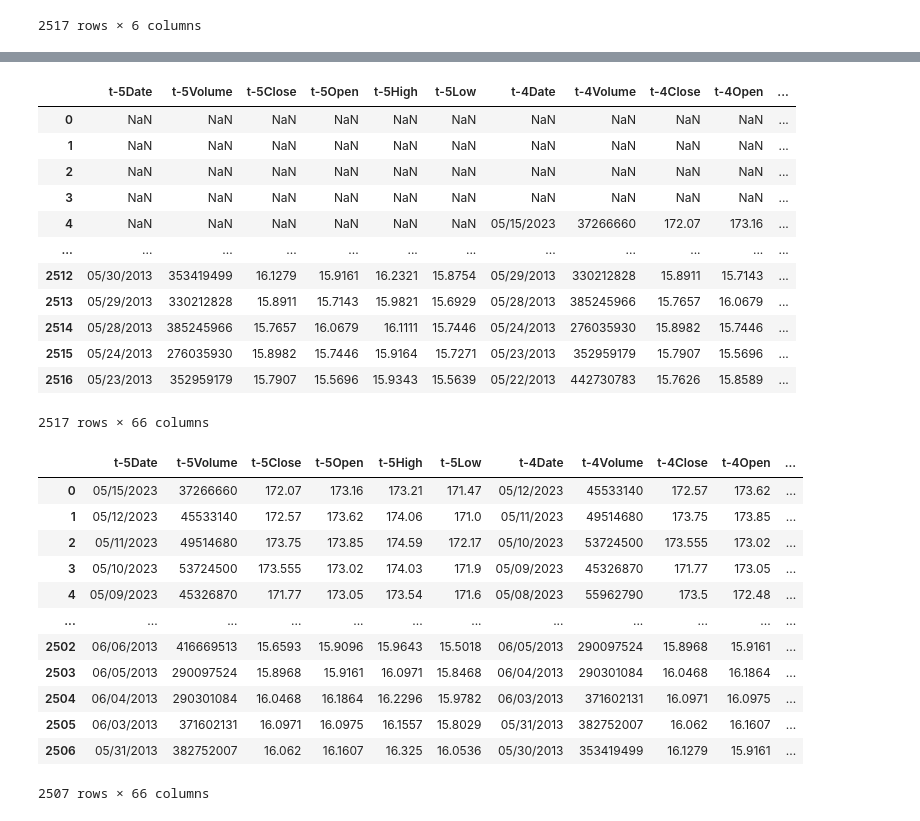
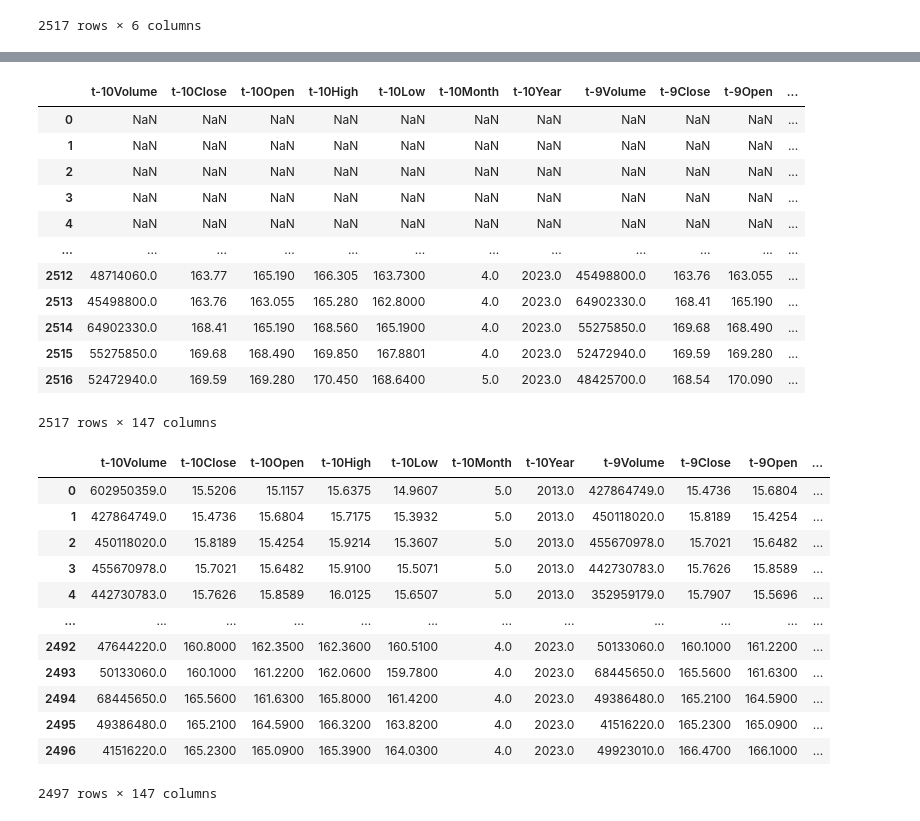
Before and after one commit to PhillipFeldman/StocksAI, a Jupyter notebook: Improve_Model1.ipynb, the cells around one changed output, grey strips where cells are left out. Saved outputs shown, nothing was run; the diff lists cells and outputs as text; code cells hidden in the pictures.

```diff
--- a/Improve_Model1.ipynb
+++ b/Improve_Model1.ipynb
@@ -53,3 +57,5 @@ apple2
 | 2515 | 05/17/2013 | 427864749 | 15.4736 | 15.6804 | 15.7175 | 15.3932 |
 | 2516 | 05/16/2013 | 602950359 | 15.5206 | 15.1157 | 15.6375 | 14.9607 |
 2517 rows × 6 columns
+# %%
+apple2 = apple2.loc[::-1].reset_index(drop=True)
@@ -55,0 +78,9 @@ apple2
+# %%
+month = []
+year = []
+for i in range(len(apple2['Date'])):
+    month.append(int(apple2['Date'][i][0:2]))
+    year.append(int(apple2['Date'][i][6:]))
+# %%
+apple2.drop('Date',axis=1,inplace=True)
+apple2
@@ -55,0 +105,4 @@ apple2
+# %%
+apple2['Month'] = month
+apple2['Year'] = year
+apple2
@@ -56,42 +123,42 @@ apple2
 # %%
-KP = 5
-KF = 5
+KP = 10
+KF = 10
 
-names = ['Date','Volume','Close','Open','High','Low']
+names = ['Volume','Close','Open','High','Low','Month','Year']
 cases = pd.DataFrame(apple2.values)
 cases
 df = pd.concat([cases.shift(i) for i in range(KP,-KF-1,-1)],axis=1)
 df.columns = ['t-'+str(i)+x for i in range(KP,-KF-1,-1) for x in names]
 df
 # %% [output]
-|  | t-5Date | t-5Volume | t-5Close | t-5Open | t-5High | t-5Low | t-4Date | t-4Volume | t-4Close | t-4Open | ... |
+|  | t-10Volume | t-10Close | t-10Open | t-10High | t-10Low | t-10Month | t-10Year | t-9Volume | t-9Close | t-9Open | ... |
 | 0 | NaN | NaN | NaN | NaN | NaN | NaN | NaN | NaN | NaN | NaN | ... |
 | 1 | NaN | NaN | NaN | NaN | NaN | NaN | NaN | NaN | NaN | NaN | ... |
 | 2 | NaN | NaN | NaN | NaN | NaN | NaN | NaN | NaN | NaN | NaN | ... |
 | 3 | NaN | NaN | NaN | NaN | NaN | NaN | NaN | NaN | NaN | NaN | ... |
-| 4 | NaN | NaN | NaN | NaN | NaN | NaN | 05/15/2023 | 37266660 | 172.07 | 173.16 | ... |
+| 4 | NaN | NaN | NaN | NaN | NaN | NaN | NaN | NaN | NaN | NaN | ... |
 | ... | ... | ... | ... | ... | ... | ... | ... | ... | ... | ... | ... |
-| 2512 | 05/30/2013 | 353419499 | 16.1279 | 15.9161 | 16.2321 | 15.8754 | 05/29/2013 | 330212828 | 15.8911 | 15.7143 | ... |
-| 2513 | 05/29/2013 | 330212828 | 15.8911 | 15.7143 | 15.9821 | 15.6929 | 05/28/2013 | 385245966 | 15.7657 | 16.0679 | ... |
-| 2514 | 05/28/2013 | 385245966 | 15.7657 | 16.0679 | 16.1111 | 15.7446 | 05/24/2013 | 276035930 | 15.8982 | 15.7446 | ... |
-| 2515 | 05/24/2013 | 276035930 | 15.8982 | 15.7446 | 15.9164 | 15.7271 | 05/23/2013 | 352959179 | 15.7907 | 15.5696 | ... |
-| 2516 | 05/23/2013 | 352959179 | 15.7907 | 15.5696 | 15.9343 | 15.5639 | 05/22/2013 | 442730783 | 15.7626 | 15.8589 | ... |
+| 2512 | 48714060.0 | 163.77 | 165.190 | 166.305 | 163.7300 | 4.0 | 2023.0 | 45498800.0 | 163.76 | 163.055 | ... |
+| 2513 | 45498800.0 | 163.76 | 163.055 | 165.280 | 162.8000 | 4.0 | 2023.0 | 64902330.0 | 168.41 | 165.190 | ... |
+| 2514 | 64902330.0 | 168.41 | 165.190 | 168.560 | 165.1900 | 4.0 | 2023.0 | 55275850.0 | 169.68 | 168.490 | ... |
+| 2515 | 55275850.0 | 169.68 | 168.490 | 169.850 | 167.8801 | 4.0 | 2023.0 | 52472940.0 | 169.59 | 169.280 | ... |
+| 2516 | 52472940.0 | 169.59 | 169.280 | 170.450 | 168.6400 | 5.0 | 2023.0 | 48425700.0 | 168.54 | 170.090 | ... |
-2517 rows × 66 columns
+2517 rows × 147 columns
 # %%
 df.dropna(inplace=True)
 df = df.reset_index(drop=True)
 df
 # %% [output]
-|  | t-5Date | t-5Volume | t-5Close | t-5Open | t-5High | t-5Low | t-4Date | t-4Volume | t-4Close | t-4Open | ... |
-| 0 | 05/15/2023 | 37266660 | 172.07 | 173.16 | 173.21 | 171.47 | 05/12/2023 | 45533140 | 172.57 | 173.62 | ... |
-| 1 | 05/12/2023 | 45533140 | 172.57 | 173.62 | 174.06 | 171.0 | 05/11/2023 | 49514680 | 173.75 | 173.85 | ... |
-| 2 | 05/11/2023 | 49514680 | 173.75 | 173.85 | 174.59 | 172.17 | 05/10/2023 | 53724500 | 173.555 | 173.02 | ... |
-| 3 | 05/10/2023 | 53724500 | 173.555 | 173.02 | 174.03 | 171.9 | 05/09/2023 | 45326870 | 171.77 | 173.05 | ... |
-| 4 | 05/09/2023 | 45326870 | 171.77 | 173.05 | 173.54 | 171.6 | 05/08/2023 | 55962790 | 173.5 | 172.48 | ... |
+|  | t-10Volume | t-10Close | t-10Open | t-10High | t-10Low | t-10Month | t-10Year | t-9Volume | t-9Close | t-9Open | ... |
+| 0 | 602950359.0 | 15.5206 | 15.1157 | 15.6375 | 14.9607 | 5.0 | 2013.0 | 427864749.0 | 15.4736 | 15.6804 | ... |
+| 1 | 427864749.0 | 15.4736 | 15.6804 | 15.7175 | 15.3932 | 5.0 | 2013.0 | 450118020.0 | 15.8189 | 15.4254 | ... |
+| 2 | 450118020.0 | 15.8189 | 15.4254 | 15.9214 | 15.3607 | 5.0 | 2013.0 | 455670978.0 | 15.7021 | 15.6482 | ... |
+| 3 | 455670978.0 | 15.7021 | 15.6482 | 15.9100 | 15.5071 | 5.0 | 2013.0 | 442730783.0 | 15.7626 | 15.8589 | ... |
+| 4 | 442730783.0 | 15.7626 | 15.8589 | 16.0125 | 15.6507 | 5.0 | 2013.0 | 352959179.0 | 15.7907 | 15.5696 | ... |
 | ... | ... | ... | ... | ... | ... | ... | ... | ... | ... | ... | ... |
-| 2502 | 06/06/2013 | 416669513 | 15.6593 | 15.9096 | 15.9643 | 15.5018 | 06/05/2013 | 290097524 | 15.8968 | 15.9161 | ... |
-| 2503 | 06/05/2013 | 290097524 | 15.8968 | 15.9161 | 16.0971 | 15.8468 | 06/04/2013 | 290301084 | 16.0468 | 16.1864 | ... |
-| 2504 | 06/04/2013 | 290301084 | 16.0468 | 16.1864 | 16.2296 | 15.9782 | 06/03/2013 | 371602131 | 16.0971 | 16.0975 | ... |
-| 2505 | 06/03/2013 | 371602131 | 16.0971 | 16.0975 | 16.1557 | 15.8029 | 05/31/2013 | 382752007 | 16.062 | 16.1607 | ... |
-| 2506 | 05/31/2013 | 382752007 | 16.062 | 16.1607 | 16.325 | 16.0536 | 05/30/2013 | 353419499 | 16.1279 | 15.9161 | ... |
+| 2492 | 47644220.0 | 160.8000 | 162.3500 | 162.3600 | 160.5100 | 4.0 | 2023.0 | 50133060.0 | 160.1000 | 161.2200 | ... |
+| 2493 | 50133060.0 | 160.1000 | 161.2200 | 162.0600 | 159.7800 | 4.0 | 2023.0 | 68445650.0 | 165.5600 | 161.6300 | ... |
+| 2494 | 68445650.0 | 165.5600 | 161.6300 | 165.8000 | 161.4200 | 4.0 | 2023.0 | 49386480.0 | 165.2100 | 164.5900 | ... |
+| 2495 | 49386480.0 | 165.2100 | 164.5900 | 166.3200 | 163.8200 | 4.0 | 2023.0 | 41516220.0 | 165.2300 | 165.0900 | ... |
+| 2496 | 41516220.0 | 165.2300 | 165.0900 | 165.3900 | 164.0300 | 4.0 | 2023.0 | 49923010.0 | 166.4700 | 166.1000 | ... |
-2507 rows × 66 columns
+2497 rows × 147 columns
```
Also changed, not shown: parts of 12 cells of this notebook.
